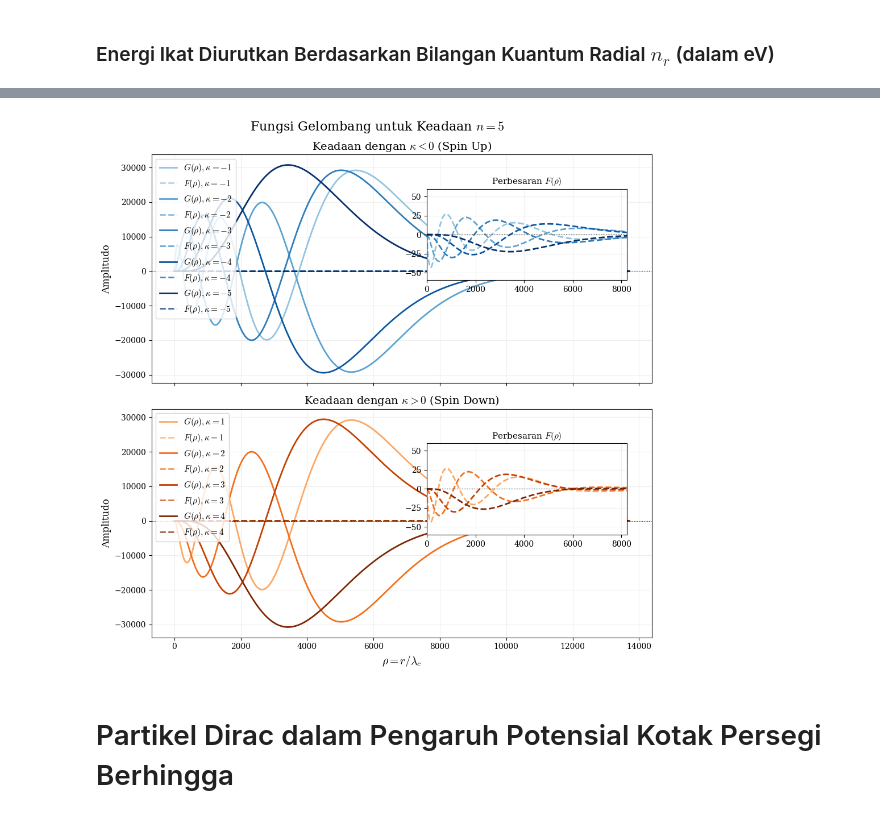
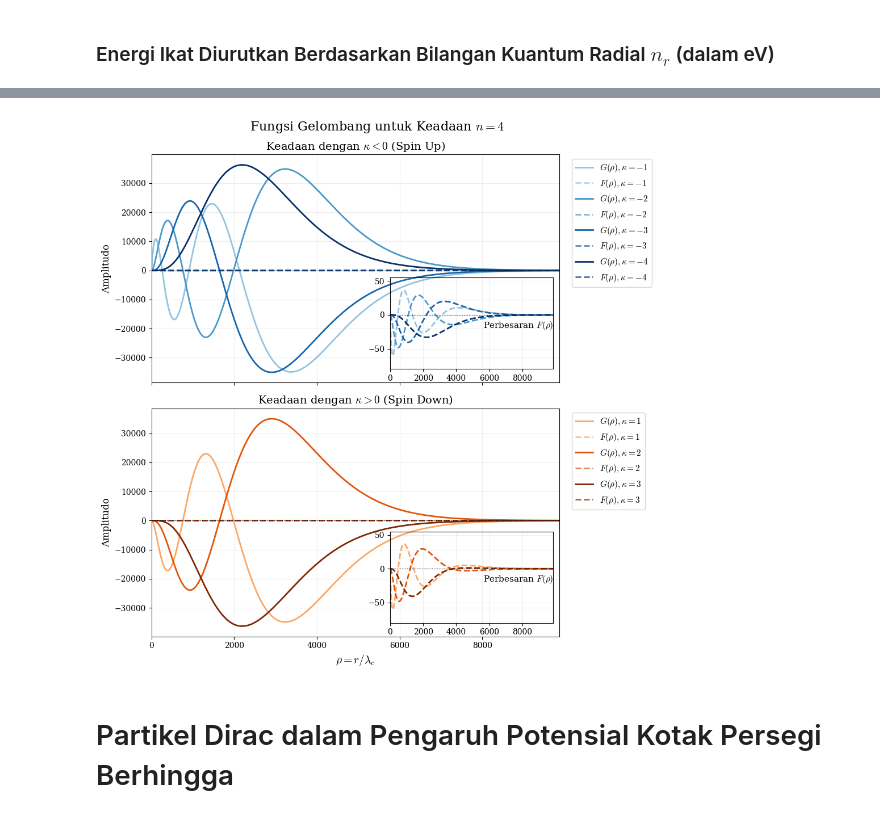
Before and after one commit to oszavla/Dirac-Schwarz, a Jupyter notebook: Persamaan_Dirac_dalam_Ruangwaktu_Datar.ipynb, the cells around one changed output, grey strips where cells are left out. Cells and saved outputs as stored; diff of their text form; code cells hidden in the pictures.

```diff
--- a/Persamaan_Dirac_dalam_Ruangwaktu_Datar.ipynb
+++ b/Persamaan_Dirac_dalam_Ruangwaktu_Datar.ipynb
@@ -288,7 +292,7 @@ latex_table_content = styler.to_latex(
 # Custom Header to match requested format exactly
 header = r"""\begin{table}[h]
 \centering
-\caption{Energi (tak-berdimensi $\epsilon=E/m_0c^2$ ) keadaan terikat partikel Dirac yang dipengaruhi oleh potensial skalar}
+\caption{Energi (tak-berdimensi $\epsilon=E/m_0c^2$ ) keadaan terikat partikel Dirac yang dipengaruhi oleh potensial Coulomb}
 \resizebox{\textwidth}{!}{%
 """
 
@@ -304,7 +308,7 @@ for i, line in enumerate(lines):
         lines[i] = line.replace(' & n=0', r'$\kappa$ & n = 0')
     # Ensure n=1, n=2 etc have spaces
     if 'n=' in lines[i]:
-        for n_val in range(1, 11):
+        for n_val in range(1, 6):
             lines[i] = lines[i].replace(f'n={n_val}', f'n = {n_val}')
 
 # Remove the extra line with the '̴' placeholder often generated by pandas index names
@@ -755,7 +710,7 @@ E0 = E0_eV
 data = []
 
 # Iterate through principal quantum number n from 1 to 4
-for n in range(1, 5):
+for n in range(1, 11):
 
     # Generate kappas in the specific order seen in your table:
     # For a given n, kappa takes values -1, 1, -2, 2, ... up to -n
@@ -780,7 +735,7 @@ for n in range(1, 5):
         j_str = f"{j_num}/2"
 
         # Spectroscopic Notation Generation
-        l_letters = ['S', 'P', 'D', 'F']
+        l_letters = ['S', 'P', 'D', 'F', 'G', 'H', 'I', 'K', 'L', 'M', 'N']
         l_char = l_letters[l]
         notasi = f"${n} {l_char}_{{{j_str}}}$"
 
@@ -810,7 +765,7 @@ df_epsilon = pd.DataFrame(data)
 
 # Format the energy column to 3 decimal places
 df_formatted = df_epsilon.copy()
-df_formatted['$E_{\\text{ikat}} / \\mathrm{eV}$'] = df_formatted['$E_{\\text{ikat}} / \\mathrm{eV}$'].map('{:.10f}'.format)
+df_formatted['$E_{\\text{ikat}} / \\mathrm{eV}$'] = df_formatted['$E_{\\text{ikat}} / \\mathrm{eV}$'].map('{:.15f}'.format)
 
 # Display the table in Jupyter with the index hidden
 display(df_formatted.style.hide(axis="index"))
@@ -880,7 +844,7 @@ plt.rcParams['font.family'] = 'DejaVu Serif'
 plt.rcParams['mathtext.fontset'] = 'cm'
 
 # Set to 3 to clearly see multiple positive and negative kappa states
-n_val = 5 #n = 1, 2, 3,... (pricipal quantum number)
+n_val = 4 #n = 1, 2, 3,... (pricipal quantum number)
 kappas = [-10, -5, -4, -3, -2, -1, 1, 2, 3, 4, 5, 10]
 
 alpha = 1 / 137.035999 # fine structure
@@ -989,7 +953,7 @@ colors_pos = cm.Oranges(np.linspace(0.4, 1, len(kappas_pos))) if kappas_pos else
 # Top Plot: Negative Kappa
 # ------------------------------------------
 # Create inset for ax1 [x0, y0, width, height] in relative axes coordinates
-axins1 = ax1.inset_axes([0.55, 0.45, 0.4, 0.4])
+axins1 = ax1.inset_axes([0.585, 0.06, 0.4, 0.4], facecolor='none')
 
 for i, kappa in enumerate(kappas_neg):
     psi_g = G(n_val, kappa, rho)
@@ -1004,16 +968,17 @@ for i, kappa in enumerate(kappas_neg):
 
 ax1.set_title(r'Keadaan dengan $\kappa < 0$ (Spin Up)', fontsize=14)
 ax1.set_ylabel(r'Amplitudo', fontsize=12)
+ax1.set_xlim(-0.5, max(rho))
 ax1.axhline(0, color='black', linewidth=0.8, linestyle=':')
 ax1.grid(alpha=0.2)
 if kappas_neg:
     # Moved legend to top left to avoid covering the inset
-    ax1.legend(loc='upper left', fontsize=11, frameon=True)
+    ax1.legend(loc='upper left', bbox_to_anchor=(1.02, 1), fontsize=11, frameon=True)
 
 # Format the inset
-axins1.set_title(r'Perbesaran $F(\rho)$', fontsize=11)
-axins1.set_xlim(0, max(rho) * 0.6) # Focus on the active wave region
-axins1.set_ylim(-60, 60)         # Constrain y-axis to F(rho) scale
+axins1.set_title(r'Perbesaran $F(\rho)$', loc='right', y=0.4, fontsize=11)
+axins1.set_xlim(-0.5, max(rho) ) # Focus on the active wave region
+axins1.set_ylim(-80, 55)         # Constrain y-axis to F(rho) scale
 axins1.axhline(0, color='black', linewidth=0.8, linestyle=':')
 axins1.grid(alpha=0.2)
 
@@ -1024,40 +989,42 @@ axins1.grid(alpha=0.2)
 if not kappas_pos:
     ax2.text(0.5, 0.5, rf'No valid positive $\kappa$ states exist for $n = {n_val}$',
              ha='center', va='center', transform=ax2.transAxes, fontsize=12, style='italic')
 else:
     # Create inset for ax2
-    axins2 = ax2.inset_axes([0.55, 0.45, 0.4, 0.4])
+    axins2 = ax2.inset_axes([0.585, 0.06, 0.4, 0.4], facecolor='none')
 
     for i, kappa in enumerate(kappas_pos):
         psi_g = G(n_val, kappa, rho)
         psi_f = F(n_val, kappa, rho)
 
         # Main plot
         ax2.plot(rho, psi_g, color=colors_pos[i], linewidth=2.0, linestyle='-', label=rf'$G(\rho), \kappa={kappa}$')
         ax2.plot(rho, psi_f, color=colors_pos[i], linewidth=2.0, linestyle='--', alpha=0.7, label=rf'$F(\rho), \kappa={kappa}$')
 
         # Inset plot
         axins2.plot(rho, psi_f, color=colors_pos[i], linewidth=2.0, linestyle='--')
 
-    ax2.legend(loc='upper left', fontsize=11, frameon=True)
+    ax2.legend(loc='upper left', bbox_to_anchor=(1.02, 1), fontsize=11, frameon=True)
 
     # Format the inset
-    axins2.set_title(r'Perbesaran $F(\rho)$', fontsize=11)
-    axins2.set_xlim(0, max(rho) * 0.6)
-    axins2.set_ylim(-60, 60)
+    axins2.set_title(r'Perbesaran $F(\rho)$', loc='right', y=0.4, fontsize=11)
+    axins2.set_xlim(-0.5, max(rho))
+    axins2.set_ylim(-80, 55)
     axins2.axhline(0, color='black', linewidth=0.8, linestyle=':')
     axins2.grid(alpha=0.2)
 
 ax2.set_title(r'Keadaan dengan $\kappa > 0$ (Spin Down)', fontsize=14)
 ax2.set_xlabel(r'$\rho = r/\lambda_c$', fontsize=14)
+ax2.set_xlim(-0.5, max(rho))
 ax2.set_ylabel(r'Amplitudo', fontsize=12)
 ax2.axhline(0, color='black', linewidth=0.8, linestyle=':')
 ax2.grid(alpha=0.2)
-
 plt.tight_layout()
+OUTPUT_DIR = './'
+plt.savefig(f'{OUTPUT_DIR}fungsi_gelombang_n{n_val}.png', dpi=350)
 plt.show()
 # %% [output]
-[figure, old version]
+[figure, new version]
 # %% [markdown]
 # Partikel Dirac dalam Pengaruh Potensial Kotak Persegi Berhingga
 # %% [markdown]
```
Also changed, not shown: parts of 19 cells of this notebook.
